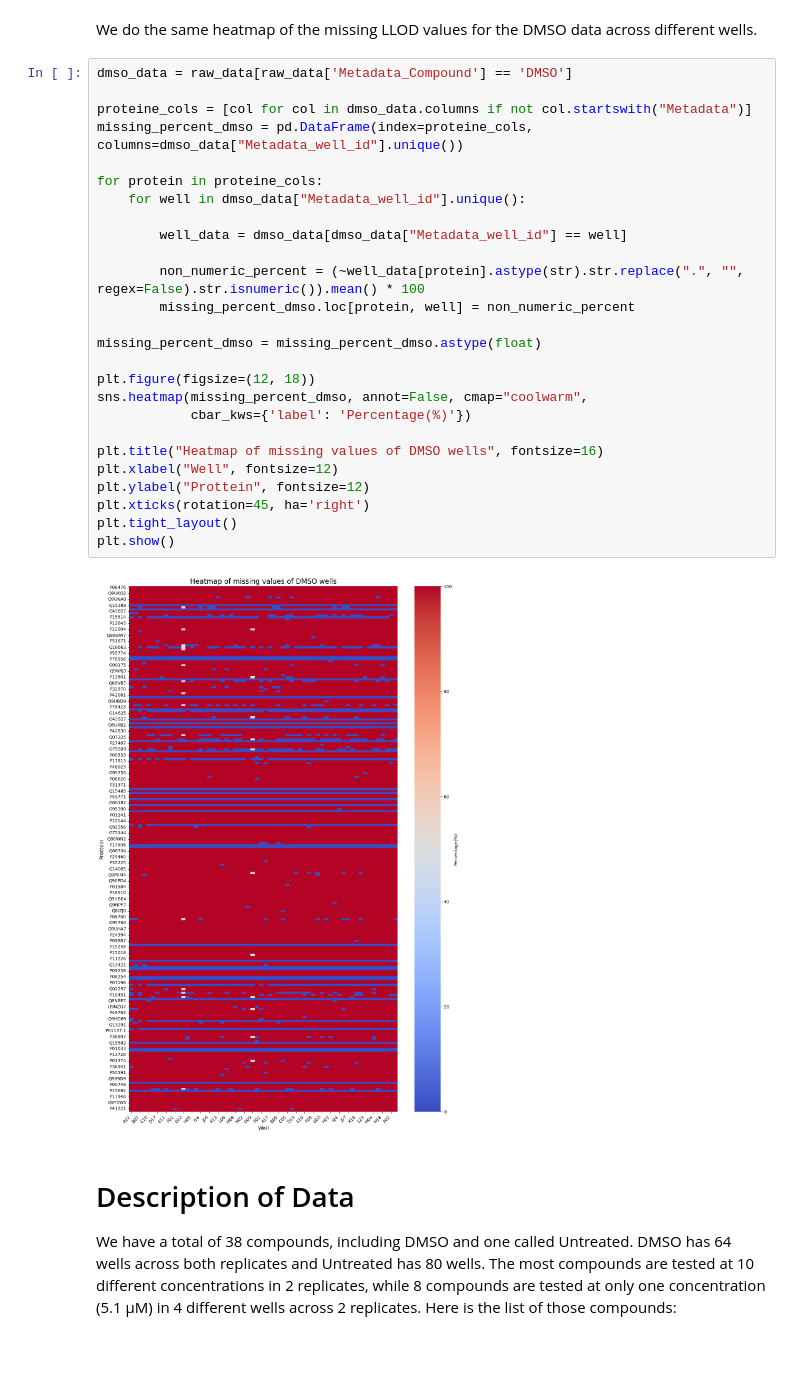
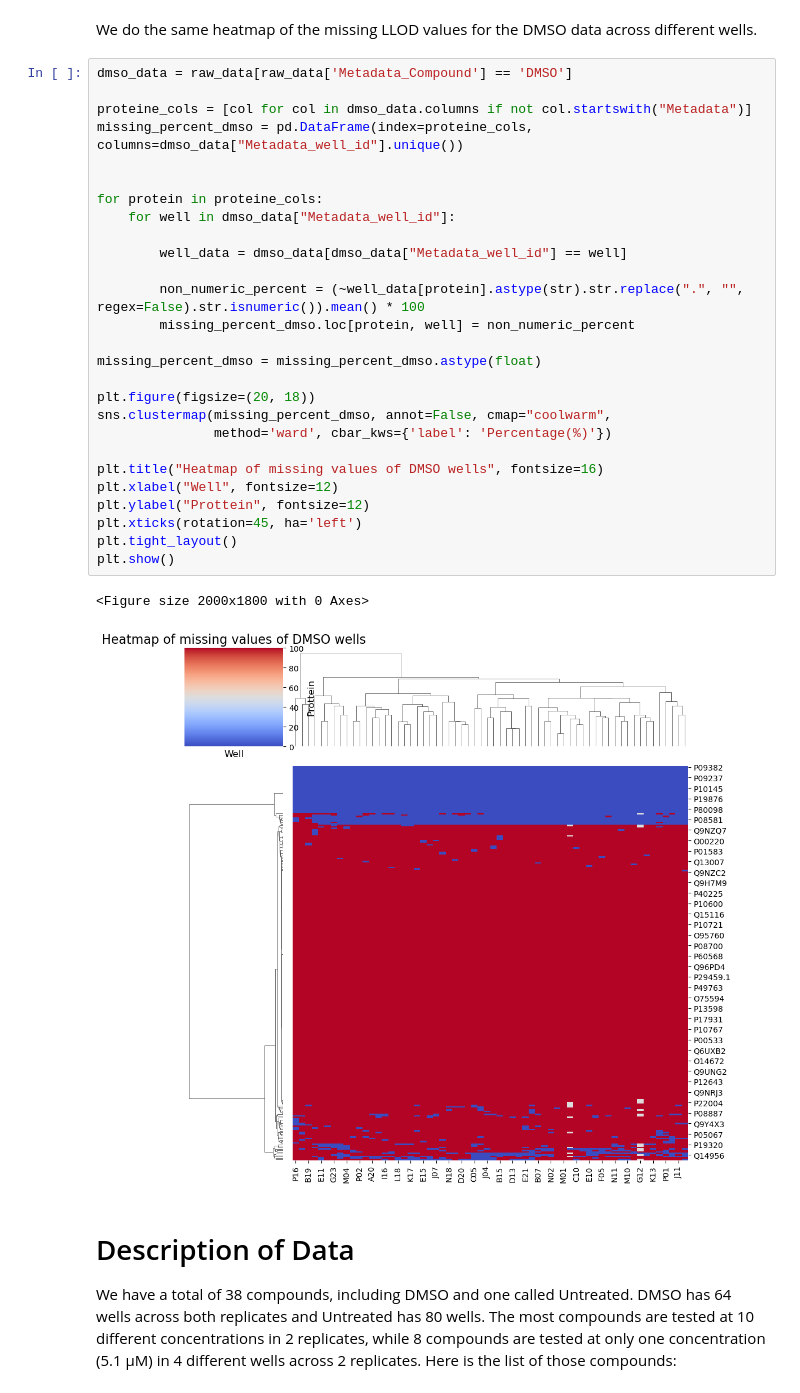
Before and after one commit to broadinstitute/2025_Grigoryan_Proteomics, a Jupyter notebook: 00.exploratory_analysis/first_analysis.ipynb, the cells around one changed output. Drawn from its saved outputs; the diff is of its cells as text; blank space fills up the shorter version.

```diff
--- a/00.exploratory_analysis/first_analysis.ipynb
+++ b/00.exploratory_analysis/first_analysis.ipynb
@@ -80,31 +98,33 @@ We do the same heatmap of the missing LLOD values for the DMSO data across diffe
 # %%
 dmso_data = raw_data[raw_data['Metadata_Compound'] == 'DMSO']
 
 proteine_cols = [col for col in dmso_data.columns if not col.startswith("Metadata")]
 missing_percent_dmso = pd.DataFrame(index=proteine_cols, columns=dmso_data["Metadata_well_id"].unique())
 
+
 for protein in proteine_cols:
-    for well in dmso_data["Metadata_well_id"].unique():
+    for well in dmso_data["Metadata_well_id"]:
 
         well_data = dmso_data[dmso_data["Metadata_well_id"] == well]
 
         non_numeric_percent = (~well_data[protein].astype(str).str.replace(".", "", regex=False).str.isnumeric()).mean() * 100
         missing_percent_dmso.loc[protein, well] = non_numeric_percent
 
 missing_percent_dmso = missing_percent_dmso.astype(float)
 
-plt.figure(figsize=(12, 18))
-sns.heatmap(missing_percent_dmso, annot=False, cmap="coolwarm",
-            cbar_kws={'label': 'Percentage(%)'})
+plt.figure(figsize=(20, 18))
+sns.clustermap(missing_percent_dmso, annot=False, cmap="coolwarm",
+               method='ward', cbar_kws={'label': 'Percentage(%)'})
 
 plt.title("Heatmap of missing values of DMSO wells", fontsize=16)
 plt.xlabel("Well", fontsize=12)
 plt.ylabel("Prottein", fontsize=12)
-plt.xticks(rotation=45, ha='right')
+plt.xticks(rotation=45, ha='left')
 plt.tight_layout()
 plt.show()
 # %% [output]
+<Figure size 2000x1800 with 0 Axes>
-[figure, old version]
+[figure, new version]
 # %% [markdown]
 # Description of Data
 
```
Also changed, not shown: parts of 16 cells of this notebook.
